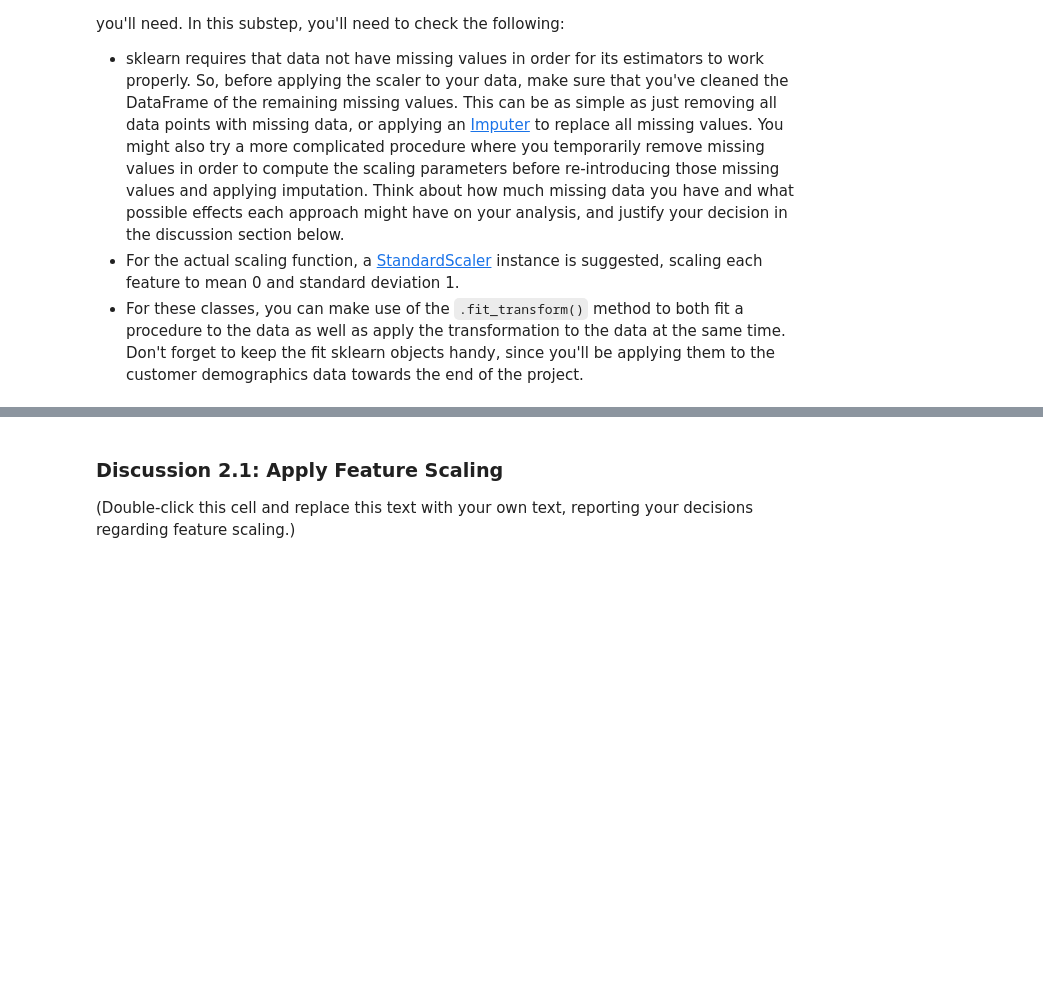
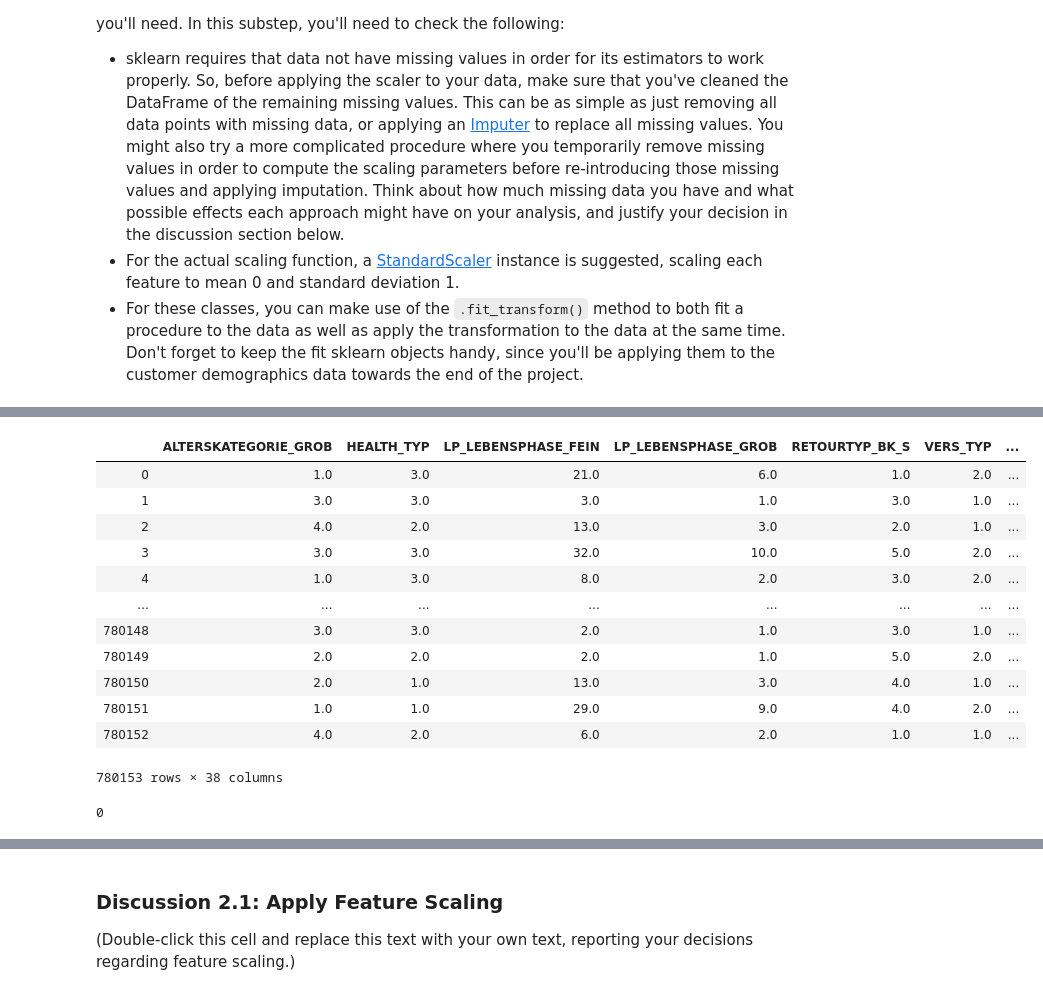
Before and after one commit to gepallas/Machine_Learning_3_Customer_Segmentation, a Jupyter notebook: Identify_Customer_Segments.ipynb, the cells around one changed output, grey strips where cells are left out. Drawn from its saved outputs; the diff is of its cells as text; code cells hidden in the pictures; blank space fills up the shorter version.

```diff
--- a/Identify_Customer_Segments.ipynb
+++ b/Identify_Customer_Segments.ipynb
@@ -1110,2 +1145,29 @@ Before we apply dimensionality reduction techniques to the data, we need to perf
+# %%
+# For the NaN values I will use the imputer to fill them with the median strategy
+azdias_imputed = azdias_missing_low.copy()
+imp_median = SimpleImputer(missing_values=np.NaN, strategy='median')
+imp_median.fit(azdias_imputed[col_mis.index])
+azdias_imputed[col_mis.index] = imp_median.transform(azdias_imputed[col_mis.index])
+# %%
+azdias_imputed[col_mis.index]
+# %% [output]
+|  | ALTERSKATEGORIE_GROB | HEALTH_TYP | LP_LEBENSPHASE_FEIN | LP_LEBENSPHASE_GROB | RETOURTYP_BK_S | VERS_TYP | ... |
+| 0 | 1.0 | 3.0 | 21.0 | 6.0 | 1.0 | 2.0 | ... |
+| 1 | 3.0 | 3.0 | 3.0 | 1.0 | 3.0 | 1.0 | ... |
+| 2 | 4.0 | 2.0 | 13.0 | 3.0 | 2.0 | 1.0 | ... |
+| 3 | 3.0 | 3.0 | 32.0 | 10.0 | 5.0 | 2.0 | ... |
+| 4 | 1.0 | 3.0 | 8.0 | 2.0 | 3.0 | 2.0 | ... |
+| ... | ... | ... | ... | ... | ... | ... | ... |
+| 780148 | 3.0 | 3.0 | 2.0 | 1.0 | 3.0 | 1.0 | ... |
+| 780149 | 2.0 | 2.0 | 2.0 | 1.0 | 5.0 | 2.0 | ... |
+| 780150 | 2.0 | 1.0 | 13.0 | 3.0 | 4.0 | 1.0 | ... |
+| 780151 | 1.0 | 1.0 | 29.0 | 9.0 | 4.0 | 2.0 | ... |
+| 780152 | 4.0 | 2.0 | 6.0 | 2.0 | 1.0 | 1.0 | ... |
+780153 rows × 38 columns
+# %%
+# Number of missing values should be now zero
+azdias_imputed.isnull().sum().sum()
+# %% [output]
+0
 # %%
 # Apply feature scaling to the general population demographics data.
```
Also changed, not shown: parts of 12 cells of this notebook.
